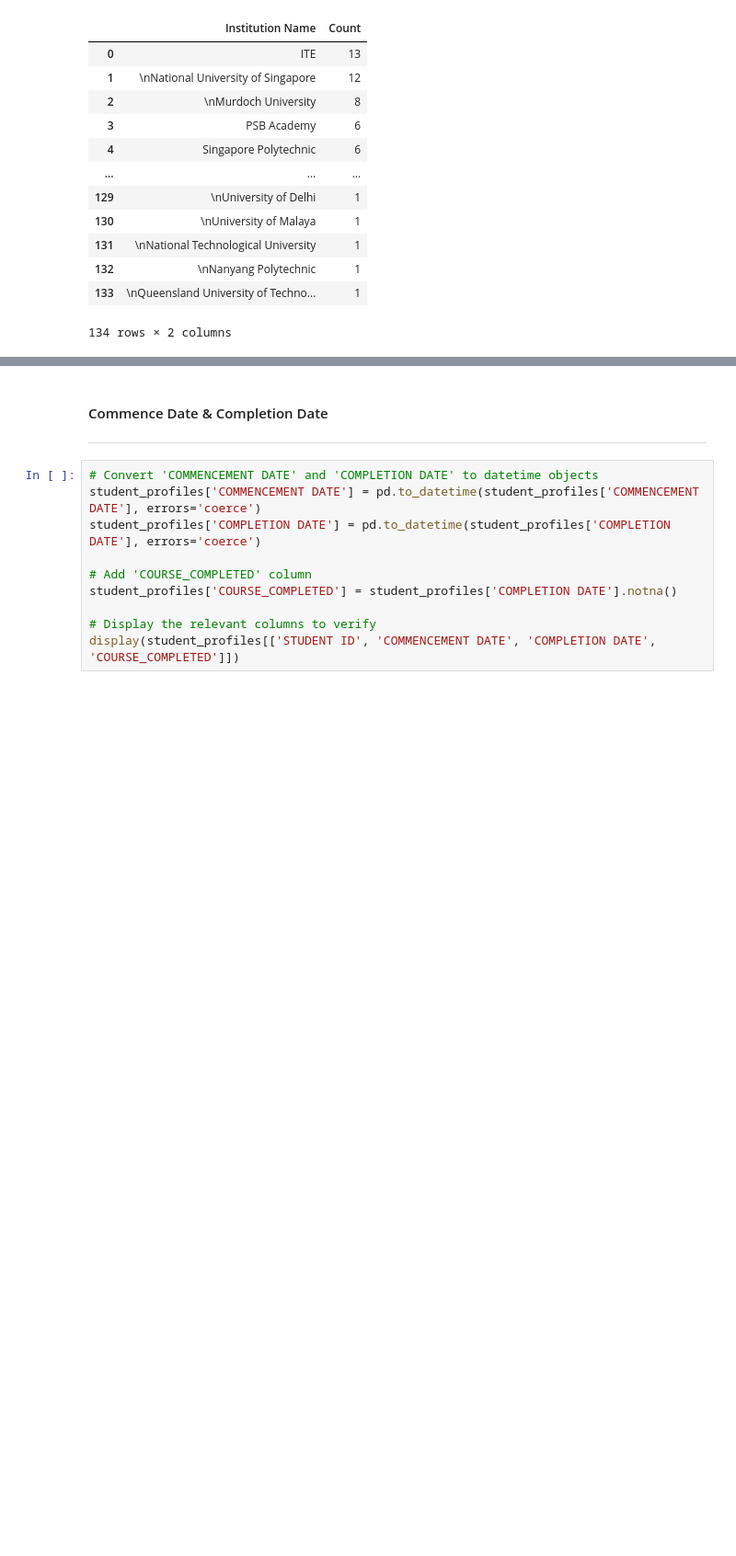
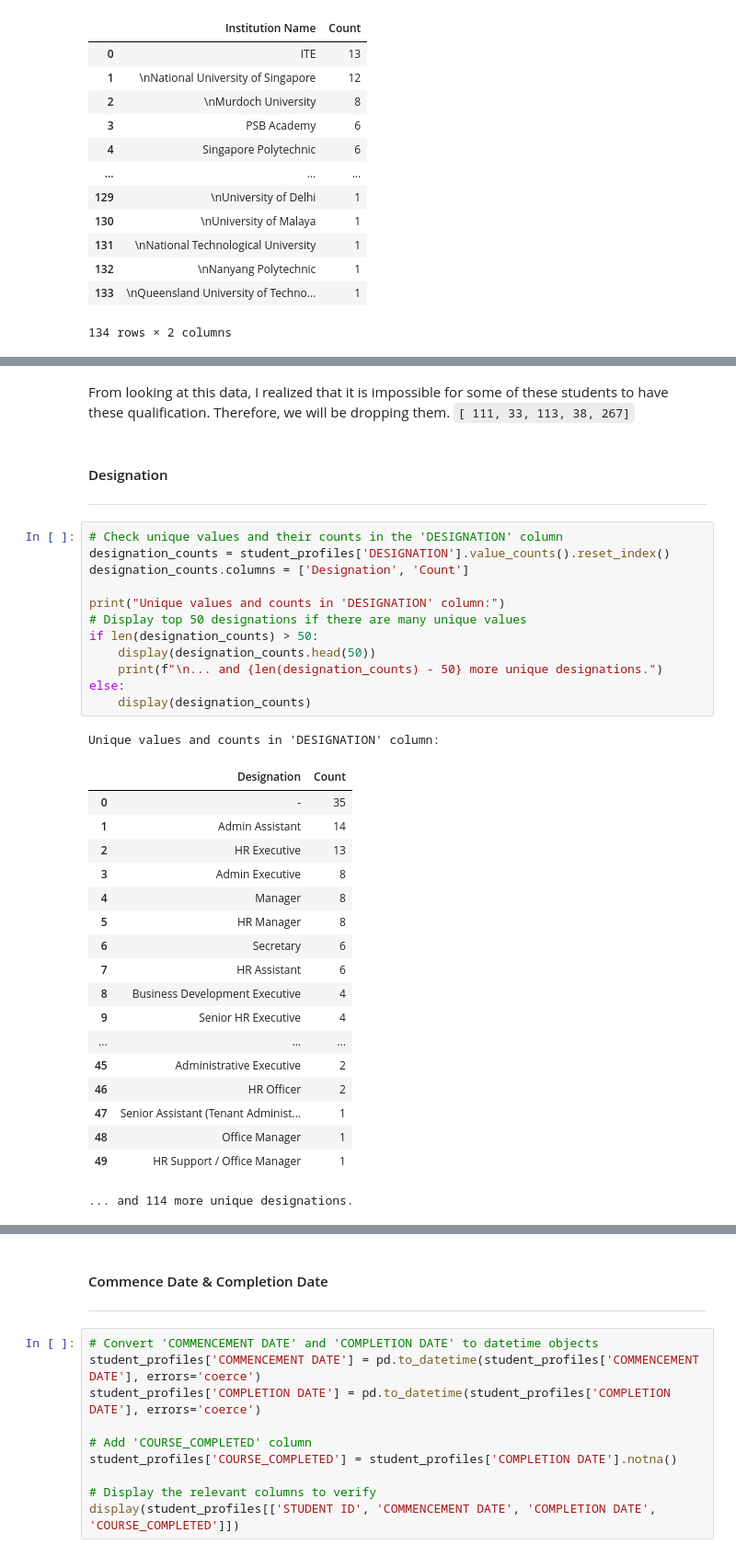
Before and after one commit to swamhtetg90/DAVI-CA2, a Jupyter notebook: data_cleaning.ipynb, the cells around one changed output, grey strips where cells are left out. Shown at 92% size. Drawn from its saved outputs; the diff is of its cells as text; blank space fills up the shorter version.

```diff
--- a/data_cleaning.ipynb
+++ b/data_cleaning.ipynb
@@ -488,0 +548,38 @@ Unique values in 'INSTITUTION_NAME' column:
+# %% [markdown]
+From looking at this data, I realized that it is impossible for some of these students to have these qualification. Therefore, we will be dropping them.
+`[ 111, 33, 113, 38, 267]`
+# %% [markdown]
+#### Designation
+---
+# %%
+# Check unique values and their counts in the 'DESIGNATION' column
+designation_counts = student_profiles['DESIGNATION'].value_counts().reset_index()
+designation_counts.columns = ['Designation', 'Count']
+
+print("Unique values and counts in 'DESIGNATION' column:")
+# Display top 50 designations if there are many unique values
+if len(designation_counts) > 50:
+    display(designation_counts.head(50))
+    print(f"\n... and {len(designation_counts) - 50} more unique designations.")
+else:
+    display(designation_counts)
+# %% [output]
+Unique values and counts in 'DESIGNATION' column:
+|  | Designation | Count |
+| 0 | - | 35 |
+| 1 | Admin Assistant | 14 |
+| 2 | HR Executive | 13 |
+| 3 | Admin Executive | 8 |
+| 4 | Manager | 8 |
+| 5 | HR Manager | 8 |
+| 6 | Secretary | 6 |
+| 7 | HR Assistant | 6 |
+| 8 | Business Development Executive | 4 |
+| 9 | Senior HR Executive | 4 |
+| ... | ... | ... |
+| 45 | Administrative Executive | 2 |
+| 46 | HR Officer | 2 |
+| 47 | Senior Assistant (Tenant Administ... | 1 |
+| 48 | Office Manager | 1 |
+| 49 | HR Support / Office Manager | 1 |
+... and 114 more unique designations.
```
Also changed, not shown: parts of 6 cells of this notebook.
